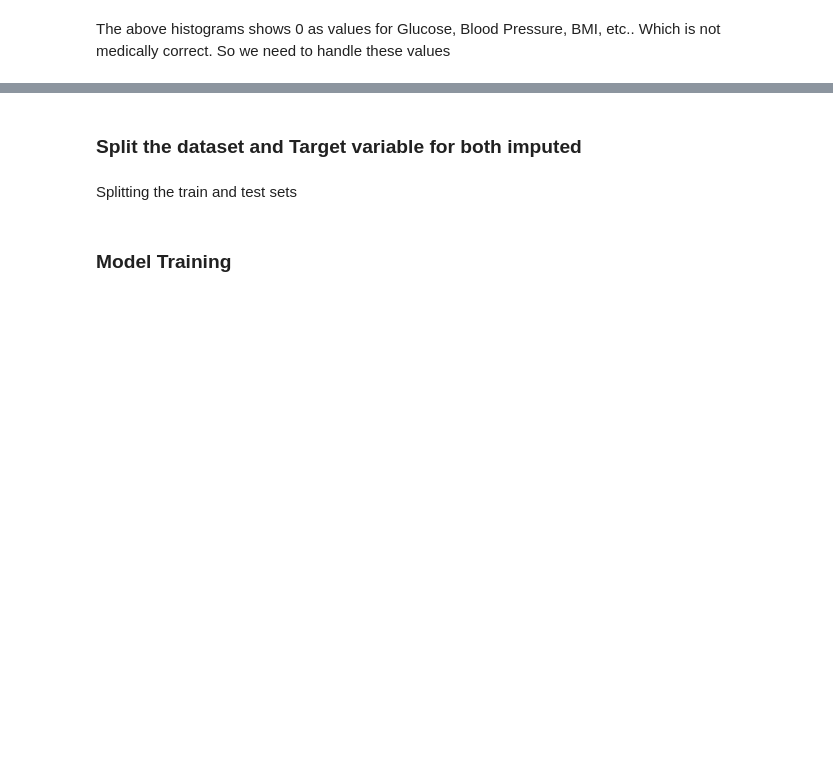
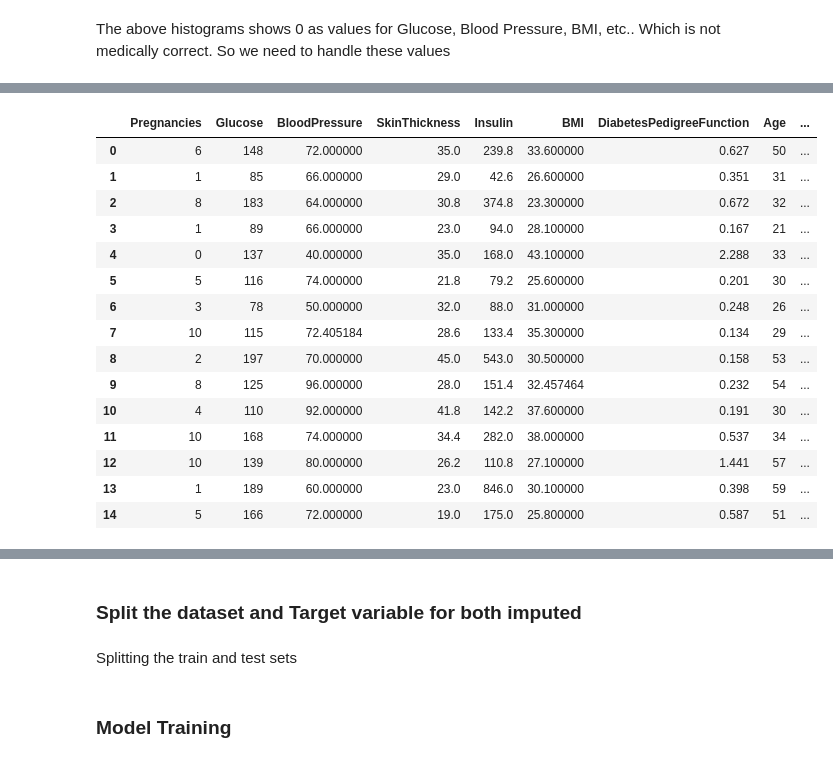
Before and after one commit to gitlakshya/Assignments, a Jupyter notebook: MLOps/G24AIT2002.ipynb, the cells around one changed output, grey strips where cells are left out. Cells and saved outputs as stored; diff of their text form; code cells hidden in the pictures; blank space fills up the shorter version.

```diff
--- a/MLOps/G24AIT2002.ipynb
+++ b/MLOps/G24AIT2002.ipynb
@@ -206,3 +229,31 @@ imputed_df.head()
+# %%
+#using related features to impute the values with KNN
+
+feature_groups = {
+    'SkinThickness': ['BMI', 'Age', 'Glucose'],
+    'Insulin': ['Glucose', 'BMI', 'DiabetesPedigreeFunction'],
+}
+
+
+imputed_df = impute_selected_features(imputed_df, feature_groups)
+imputed_df.head(15)
+# %% [output]
+|  | Pregnancies | Glucose | BloodPressure | SkinThickness | Insulin | BMI | DiabetesPedigreeFunction | Age | ... |
+| 0 | 6 | 148 | 72.000000 | 35.0 | 239.8 | 33.600000 | 0.627 | 50 | ... |
+| 1 | 1 | 85 | 66.000000 | 29.0 | 42.6 | 26.600000 | 0.351 | 31 | ... |
+| 2 | 8 | 183 | 64.000000 | 30.8 | 374.8 | 23.300000 | 0.672 | 32 | ... |
+| 3 | 1 | 89 | 66.000000 | 23.0 | 94.0 | 28.100000 | 0.167 | 21 | ... |
+| 4 | 0 | 137 | 40.000000 | 35.0 | 168.0 | 43.100000 | 2.288 | 33 | ... |
+| 5 | 5 | 116 | 74.000000 | 21.8 | 79.2 | 25.600000 | 0.201 | 30 | ... |
+| 6 | 3 | 78 | 50.000000 | 32.0 | 88.0 | 31.000000 | 0.248 | 26 | ... |
+| 7 | 10 | 115 | 72.405184 | 28.6 | 133.4 | 35.300000 | 0.134 | 29 | ... |
+| 8 | 2 | 197 | 70.000000 | 45.0 | 543.0 | 30.500000 | 0.158 | 53 | ... |
+| 9 | 8 | 125 | 96.000000 | 28.0 | 151.4 | 32.457464 | 0.232 | 54 | ... |
+| 10 | 4 | 110 | 92.000000 | 41.8 | 142.2 | 37.600000 | 0.191 | 30 | ... |
+| 11 | 10 | 168 | 74.000000 | 34.4 | 282.0 | 38.000000 | 0.537 | 34 | ... |
+| 12 | 10 | 139 | 80.000000 | 26.2 | 110.8 | 27.100000 | 1.441 | 57 | ... |
+| 13 | 1 | 189 | 60.000000 | 23.0 | 846.0 | 30.100000 | 0.398 | 59 | ... |
+| 14 | 5 | 166 | 72.000000 | 19.0 | 175.0 | 25.800000 | 0.587 | 51 | ... |
 # %%
 # Now visualizing the distribution after imputing the features
 print("Plotting imputed features:")
```
Also changed, not shown: parts of 19 cells of this notebook, 1 other file.
